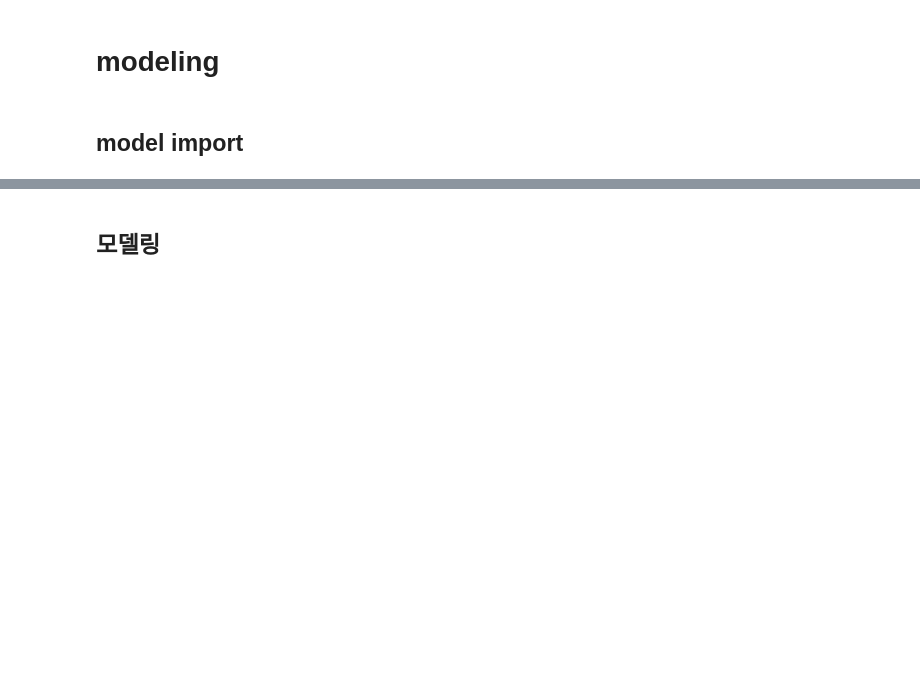
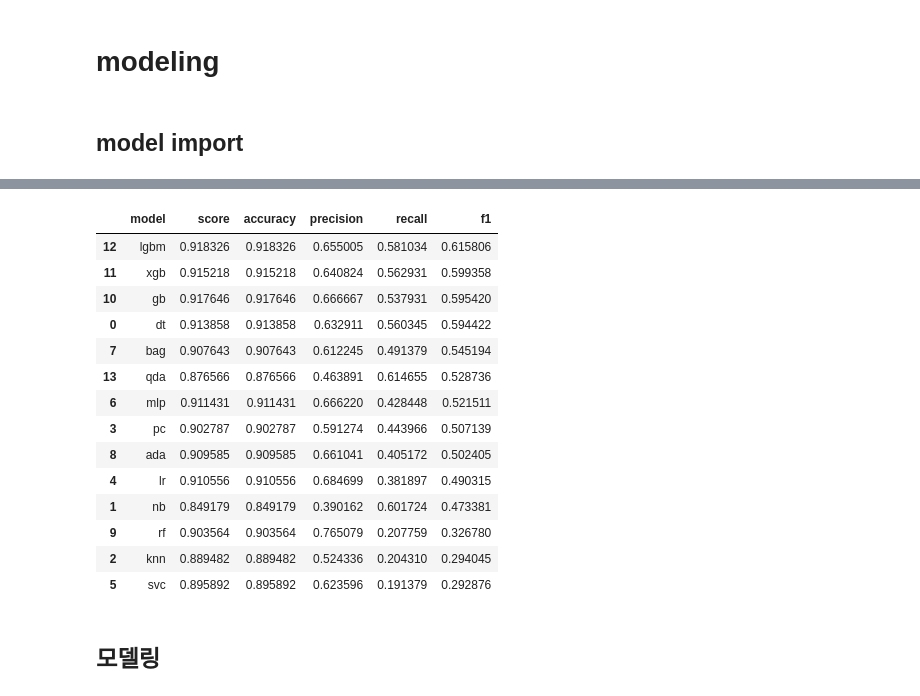
Before and after one commit to black4157/python-project, a Jupyter notebook: bank_project.ipynb, the cells around one changed output, grey strips where cells are left out. Cells and saved outputs as stored; diff of their text form; code cells hidden in the pictures; blank space fills up the shorter version.

```diff
--- a/bank_project.ipynb
+++ b/bank_project.ipynb
@@ -347,7 +342,7 @@ def onehot(bank_object):
 categorical = bank.loc[:, ['job', 'married', 'edu', 'default', 'home_loan', 'personal_loan', 'contact', 'month', 'day', 'pcampaign_result']]
 
 # numerical 형식 추출 함수
-numerical = [var for var in bank.columns if bank[var].dtype!="O"]
+numerical = numerical = [x for x in bank.columns if x not in ['job', 'married', 'edu', 'default', 'home_loan', 'personal_loan', 'contact', 'month', 'day', 'pcampaign_result']]
 # %% [markdown]
 ### Standard + Label
 # %%
@@ -399,5 +390,8 @@ standard_onehot
 # %% [markdown]
 ### MinMax + Label
 # %%
-bank_minmax = minmax(numerical)
+bank_minmax = minmax(bank,numerical)
 bank_minmax = pd.DataFrame(bank_minmax, columns=numerical)
+bank_label = label(categorical)
+minmax_label = pd.concat([bank_minmax, bank_label], axis=1)
+minmax_label
@@ -514,11 +502,11 @@ from lightgbm import LGBMClassifier
 from sklearn.discriminant_analysis import QuadraticDiscriminantAnalysis               # 이차판별분석(QDA)
 from sklearn.multiclass import OneVsOneClassifier                                     # OVO
 from sklearn.multiclass import OneVsRestClassifier                                    # OVR
+# %%
+from sklearn.model_selection import train_test_split
+X_train, X_test, y_train, y_test = train_test_split(minmax_label, y, stratify=y, random_state=29)
 # %%
-def modeling(x, y):
-    from sklearn.model_selection import train_test_split
-    X_train, X_test, y_train, y_test = train_test_split(x, y, stratify=y, random_state=29)
-
+def modeling(X_train,X_test,y_train,y_test):
     from sklearn.metrics import accuracy_score, precision_score, recall_score, f1_score
 
     dt = DecisionTreeClassifier(max_depth=5)
@@ -551,4 +539,9 @@ def modeling(x, y):
         precision_scores.append(precision_score(y_test, y_pred))
         recall_scores.append(recall_score(y_test, y_pred))
         f1_scores.append(f1_score(y_test, y_pred))
-    return pd.DataFrame(data={"model":model_name, "score":scores, "accuracy":accuracy_scores, "precision":precision_scores, "recall":recall_scores, "f1":f1_scores}).sort_values("score", ascending=False)
+    return pd.DataFrame(data={"model":model_name, "score":scores, "accuracy":accuracy_scores,
+                              "precision":precision_scores, "recall":recall_scores,
+                              "f1":f1_scores}).sort_values("f1", ascending=False)
+# %%
+modeling(X_train,X_test,y_train,y_test)
+# %% [output]
@@ -555,2 +549,17 @@ def modeling(x, y):
+|  | model | score | accuracy | precision | recall | f1 |
+| 12 | lgbm | 0.918326 | 0.918326 | 0.655005 | 0.581034 | 0.615806 |
+| 11 | xgb | 0.915218 | 0.915218 | 0.640824 | 0.562931 | 0.599358 |
+| 10 | gb | 0.917646 | 0.917646 | 0.666667 | 0.537931 | 0.595420 |
+| 0 | dt | 0.913858 | 0.913858 | 0.632911 | 0.560345 | 0.594422 |
+| 7 | bag | 0.907643 | 0.907643 | 0.612245 | 0.491379 | 0.545194 |
+| 13 | qda | 0.876566 | 0.876566 | 0.463891 | 0.614655 | 0.528736 |
+| 6 | mlp | 0.911431 | 0.911431 | 0.666220 | 0.428448 | 0.521511 |
+| 3 | pc | 0.902787 | 0.902787 | 0.591274 | 0.443966 | 0.507139 |
+| 8 | ada | 0.909585 | 0.909585 | 0.661041 | 0.405172 | 0.502405 |
+| 4 | lr | 0.910556 | 0.910556 | 0.684699 | 0.381897 | 0.490315 |
+| 1 | nb | 0.849179 | 0.849179 | 0.390162 | 0.601724 | 0.473381 |
+| 9 | rf | 0.903564 | 0.903564 | 0.765079 | 0.207759 | 0.326780 |
+| 2 | knn | 0.889482 | 0.889482 | 0.524336 | 0.204310 | 0.294045 |
+| 5 | svc | 0.895892 | 0.895892 | 0.623596 | 0.191379 | 0.292876 |
 # %% [markdown]
 ## 모델링
```
Also changed, not shown: parts of 54 cells of this notebook.
